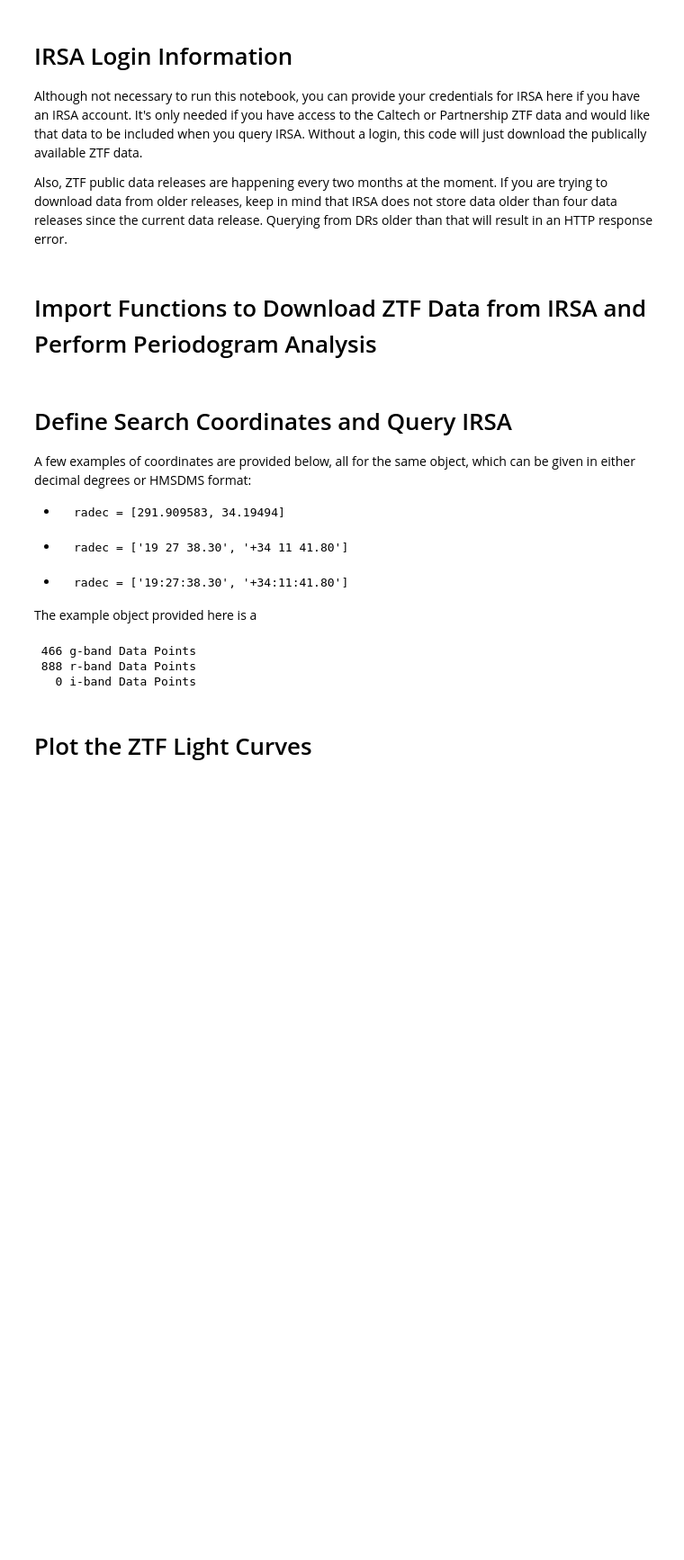
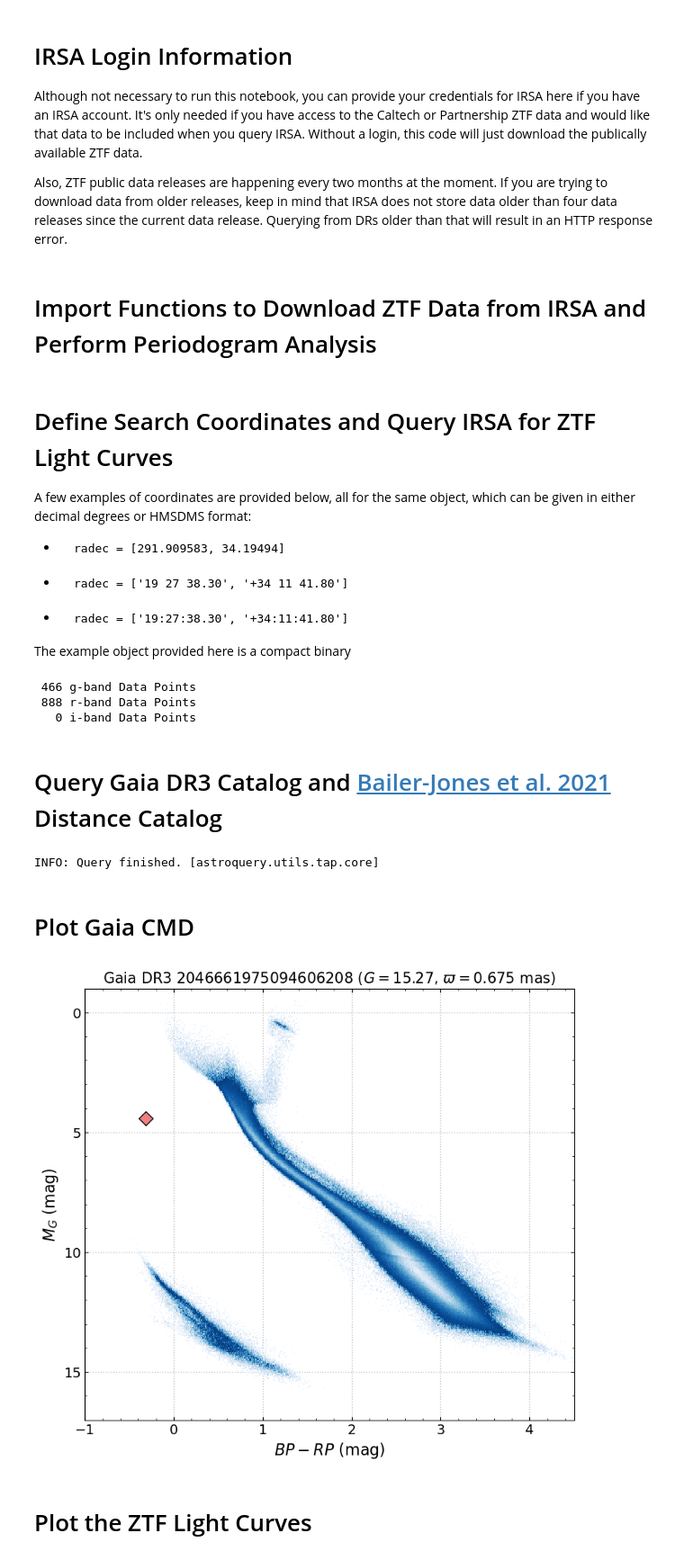
Before and after one commit to zvanderbosch/ZTF_tools, a Jupyter notebook: LC_quick_look/ztf_quicklook.ipynb, the cells around one changed output. Shown at 90% size. Drawn from its saved outputs; the diff is of its cells as text; code cells hidden in the pictures; blank space fills up the shorter version.

Commit message:
Add Gaia CMD plot

```diff
--- a/LC_quick_look/ztf_quicklook.ipynb
+++ b/LC_quick_look/ztf_quicklook.ipynb
@@ -29,12 +30,12 @@ from utils import lighten_color
 # %% [markdown]
-# Define Search Coordinates and Query IRSA
+# Define Search Coordinates and Query IRSA for ZTF Light Curves
 A few examples of coordinates are provided below, all for the same object, which can be given in either decimal degrees or HMSDMS format:
 
 *     radec = [291.909583, 34.19494]
 *     radec = ['19 27 38.30', '+34 11 41.80']
 *     radec = ['19:27:38.30', '+34:11:41.80']
 
-The example object provided here is a
+The example object provided here is a compact binary
 # %%
 # Search Coordinates and search radius
 radec = ['19 27 38.30', '+34 11 41.80']
@@ -63,7 +64,7 @@ data = download_ZTF(
     ra,
     dec,
     radius=radius,
-    irsa_cookie=cookie,
+    irsa_cookie=None,
     release='latest'
 )
 
@@ -102,6 +103,76 @@ print('{:4d} i-band Data Points'.format(len(idata)))
  466 g-band Data Points
  888 r-band Data Points
    0 i-band Data Points
+# %% [markdown]
+# Query Gaia DR3 Catalog and [Bailer-Jones et al. 2021](https://ui.adsabs.harvard.edu/abs/2021AJ....161..147B/abstract) Distance Catalog
+# %%
+# Load Gaia HRD 200pc Data
+gaia_sample = Table.read("./data/hrd_query_edr3_200pc.fits").to_pandas()
+gaia_bprp = gaia_sample.phot_bp_mean_mag.values - gaia_sample.phot_rp_mean_mag.values
+gaia_gmag = gaia_sample.phot_g_mean_mag.values + 5.0*np.log10(gaia_sample.parallax.values/100)
+
+# Query Gaia catalogs for source data
+gaia_data = GaiaQuery(c)
+# %% [output]
+INFO: Query finished. [astroquery.utils.tap.core]
+# %% [markdown]
+# Plot Gaia CMD
+# %%
+figa = plt.figure('a',figsize=(9,8))
+gs = GridSpec(1,1)
+ax = figa.add_subplot(gs[0])
+
+# Plot 2D-Histogram of 200pc sample
+ax.hist2d(
+    gaia_bprp, gaia_gmag, cmap='Blues',
+    cmin=3,  cmax=30,   vmin=1, vmax=30,
+    bins=(700,380)
+)
+ax.hist2d(
+    gaia_bprp, gaia_gmag, cmap='Blues_r',
+    cmin=30, cmax=1000, vmin=1, vmax=500,
+    bins=(700,380)
+)
+
+# Plot object CMD position
+if gaia_data is None:
+    ax.set_title('No Gaia Data Returned for Source',fontsize=15)
+else:
+    if np.isnan(gaia_data['M_G']):
+        ax.set_title('Gaia Data for {:s} is Poor Quality'.format(
+            gaia_data['designation']
+            ),
+            fontsize=15
+        )
+    else:
+        ax.errorbar(
+            gaia_data['bprp'],
+            gaia_data['M_G'],
+            yerr=[[gaia_data['M_G_lowlim'] - gaia_data['M_G']],
+                  [gaia_data['M_G'] - gaia_data['M_G_upplim']]],
+            ls='None', marker='D', ms=10, mfc='lightcoral', mec='k',
+            ecolor='k', elinewidth=0.5, capsize=2, capthick=0.5)
+        ax.set_title(
+            '{} ($G=${:.2f}, $\\varpi=${:.3f} mas)'.format(
+                gaia_data['designation'],
+                gaia_data['phot_g_mean_mag'],
+                gaia_data['parallax']
+            ),
+            fontsize=15
+        )
+
+# Set plot appearances
+ax.set_ylabel('$M_G$ (mag)',fontsize=16)
+ax.set_xlabel('$BP-RP$ (mag)',fontsize=16)
+ax.set_xlim(-1.0,4.5)
+ax.set_ylim(17.0,-1.0)
+ax.set_yticks([0,5,10,15])
+ax.minorticks_on()
+ax.tick_params(which='both',direction='in',top=True,right=True,labelsize=14)
+ax.set_axisbelow(True)
+ax.grid(c='silver',ls=':',lw=1)
+# %% [output]
+[figure, added]
 # %% [markdown]
 # Plot the ZTF Light Curves
 # %%
```
Also changed, not shown: parts of 2 cells of this notebook, 2 other files.
